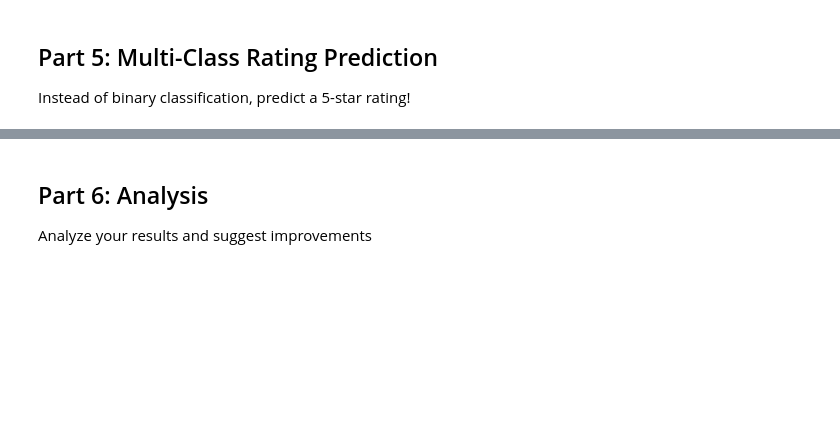
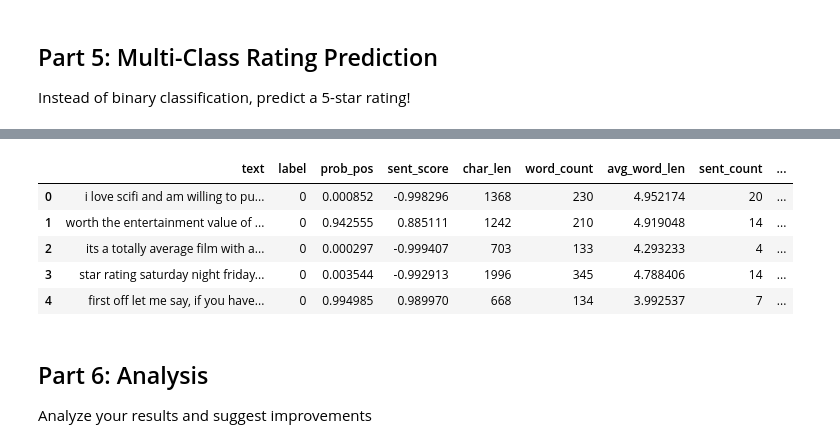
Before and after one commit to surf-guy/DSE200, a Jupyter notebook: HW/homework4.ipynb, the cells around one changed output, grey strips where cells are left out. Cells and saved outputs as stored; diff of their text form; code cells hidden in the pictures; blank space fills up the shorter version.

```diff
--- a/HW/homework4.ipynb
+++ b/HW/homework4.ipynb
@@ -305,0 +302,28 @@ Instead of binary classification, predict a 5-star rating!
+# %%
+# Create target variable
+# Convert binary labels to 5-star ratings using your features
+# Hint: Use sentiment scores and other features to estimate star rating
+
+train = train_df.copy()
+test  = test_df.copy()
+
+#Normalize so huge values don't dominate
+for df in [train, test]:
+    df['word_count_norm'] = np.log1p(df['word_count'])
+    df['sent_count_norm'] = np.log1p(df['sent_count'])
+    df['exclamation_count_norm'] = np.log1p(df['exclamation_count'])
+
+
+def giveRating(row):
+    base = (row['sent_score'] + 1) * 2.5   # converts -1→1 scale to 1→5
+
+    # add/subtract small adjustments
+    base += 0.10 * row['word_count_norm']          # longer reviews → slight boost
+    base += 0.05 * row['exclamation_count_norm']   # excitement → boost
+    base -= 0.10 * row['question_count']           # many questions → confusion → lower
+
+    # clip to valid 1–5 range
+    return np.clip(base, 1, 5)
+
+train['rating'] = train.apply(giveRating, axis=1)
+test['rating']  = test.apply(giveRating, axis=1)
@@ -306,3 +339,12 @@ Instead of binary classification, predict a 5-star rating!
+# %%
+test.head()
+# %% [output]
+|  | text | label | prob_pos | sent_score | char_len | word_count | avg_word_len | sent_count | ... |
+| 0 | i love scifi and am willing to pu... | 0 | 0.000852 | -0.998296 | 1368 | 230 | 4.952174 | 20 | ... |
+| 1 | worth the entertainment value of ... | 0 | 0.942555 | 0.885111 | 1242 | 210 | 4.919048 | 14 | ... |
+| 2 | its a totally average film with a... | 0 | 0.000297 | -0.999407 | 703 | 133 | 4.293233 | 4 | ... |
+| 3 | star rating saturday night friday... | 0 | 0.003544 | -0.992913 | 1996 | 345 | 4.788406 | 14 | ... |
+| 4 | first off let me say, if you have... | 0 | 0.994985 | 0.989970 | 668 | 134 | 3.992537 | 7 | ... |
 # %%
 # TODO: Build and train your model
 # 1. Split data into train and test sets
```
Also changed, not shown: parts of 2 cells of this notebook.
